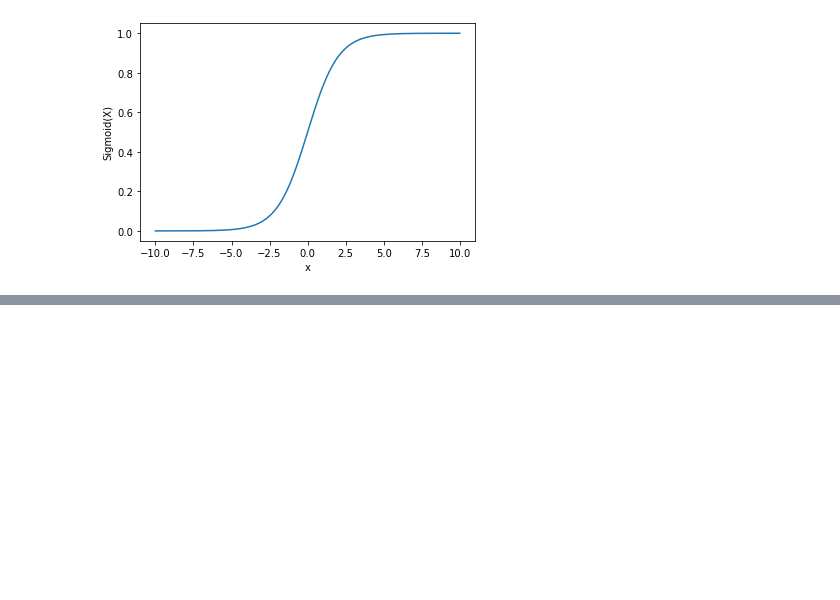
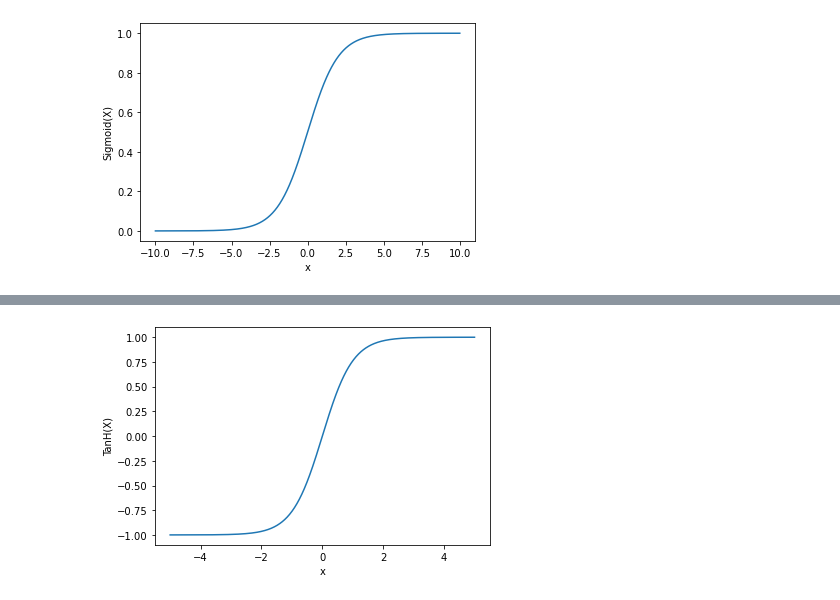
Before and after one commit to jahnog/deeplearning-notes, a Jupyter notebook: Notes.ipynb, the cells around one changed output, grey strips where cells are left out. Drawn from its saved outputs; the diff is of its cells as text; code cells hidden in the pictures; blank space fills up the shorter version.

```diff
--- a/Notes.ipynb
+++ b/Notes.ipynb
@@ -31,0 +32,11 @@ plt.show()
+# %%
+x = np.linspace(-5, 5, 1000)
+z = ( 2 / (1 + np.exp(-2*x) ) ) -1
+
+plt.plot(x, z)
+plt.xlabel("x")
+plt.ylabel("TanH(X)")
+
+plt.show()
+# %% [output]
+[figure, added]
```
Also changed, not shown: parts of 1 cell of this notebook, 1 other file.
